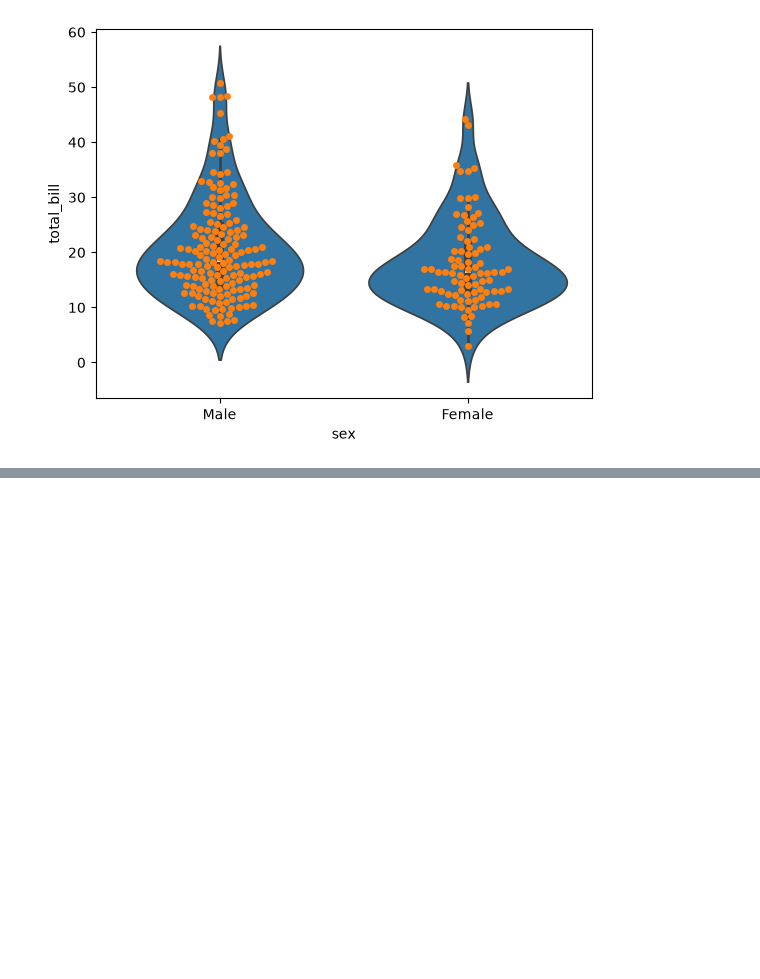
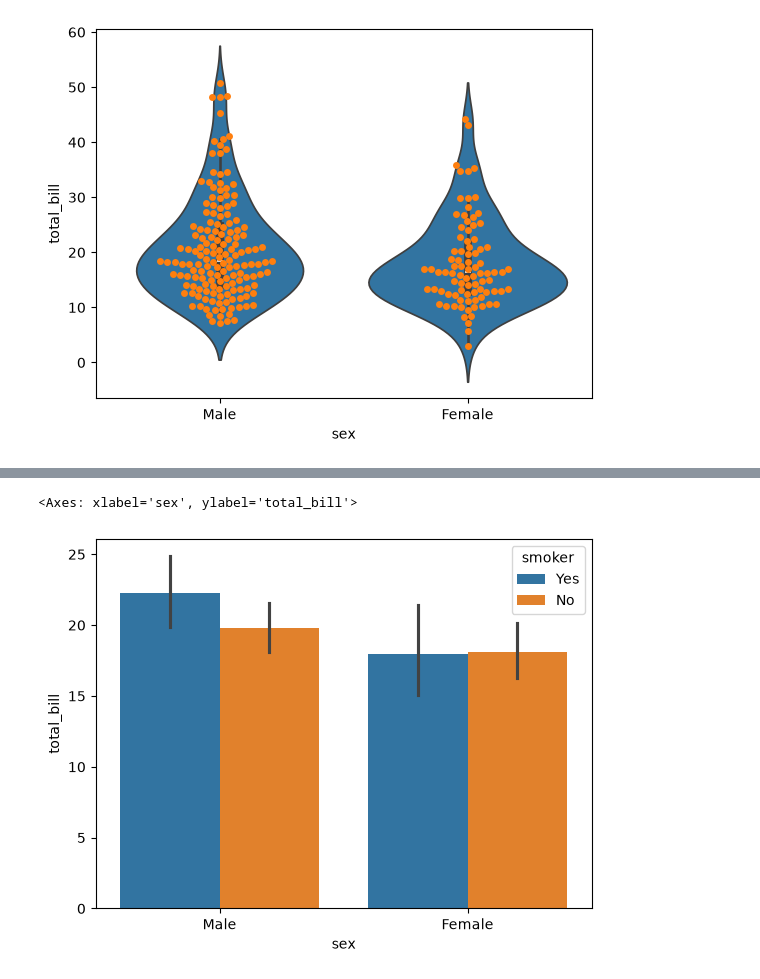
Before and after one commit to BhaveshDotCom/PythonEcosystem, a Jupyter notebook: Seaborn/notebooks/Categorical.ipynb, the cells around one changed output, grey strips where cells are left out. Cells and saved outputs as stored; diff of their text form; code cells hidden in the pictures; blank space fills up the shorter version.

Commit message:
Categorical Plot

```diff
--- a/Seaborn/notebooks/Categorical.ipynb
+++ b/Seaborn/notebooks/Categorical.ipynb
@@ -122,0 +139,6 @@ sns.swarmplot(data=tips,x="sex", y="total_bill")
+# %%
+sns.barplot(data=tips,x="sex", y="total_bill", hue="smoker")
+# sns.barplot(data=tips,x="sex", y="total_bill", hue="smoker", errorbar=None)
+# %% [output]
+<Axes: xlabel='sex', ylabel='total_bill'>
+[figure, added]
```
Also changed, not shown: parts of 6 cells of this notebook.
